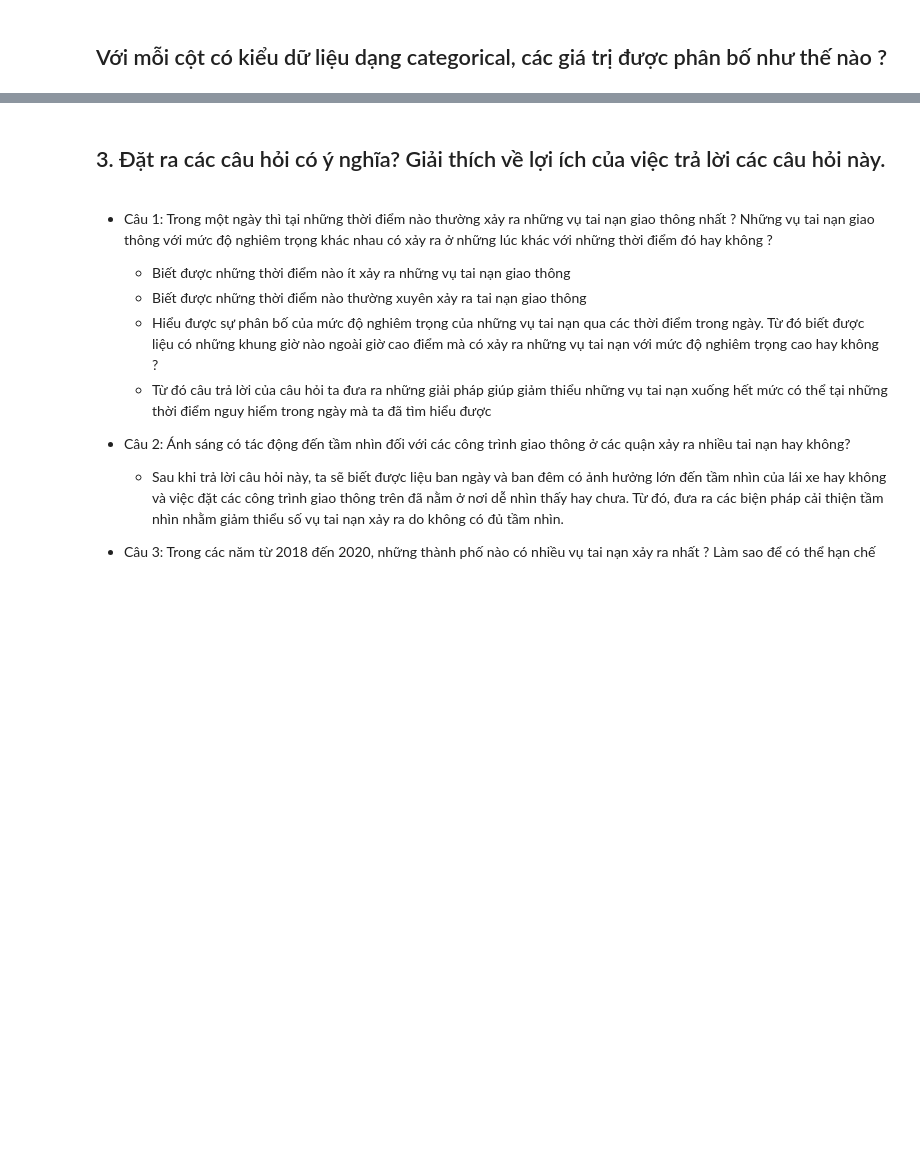
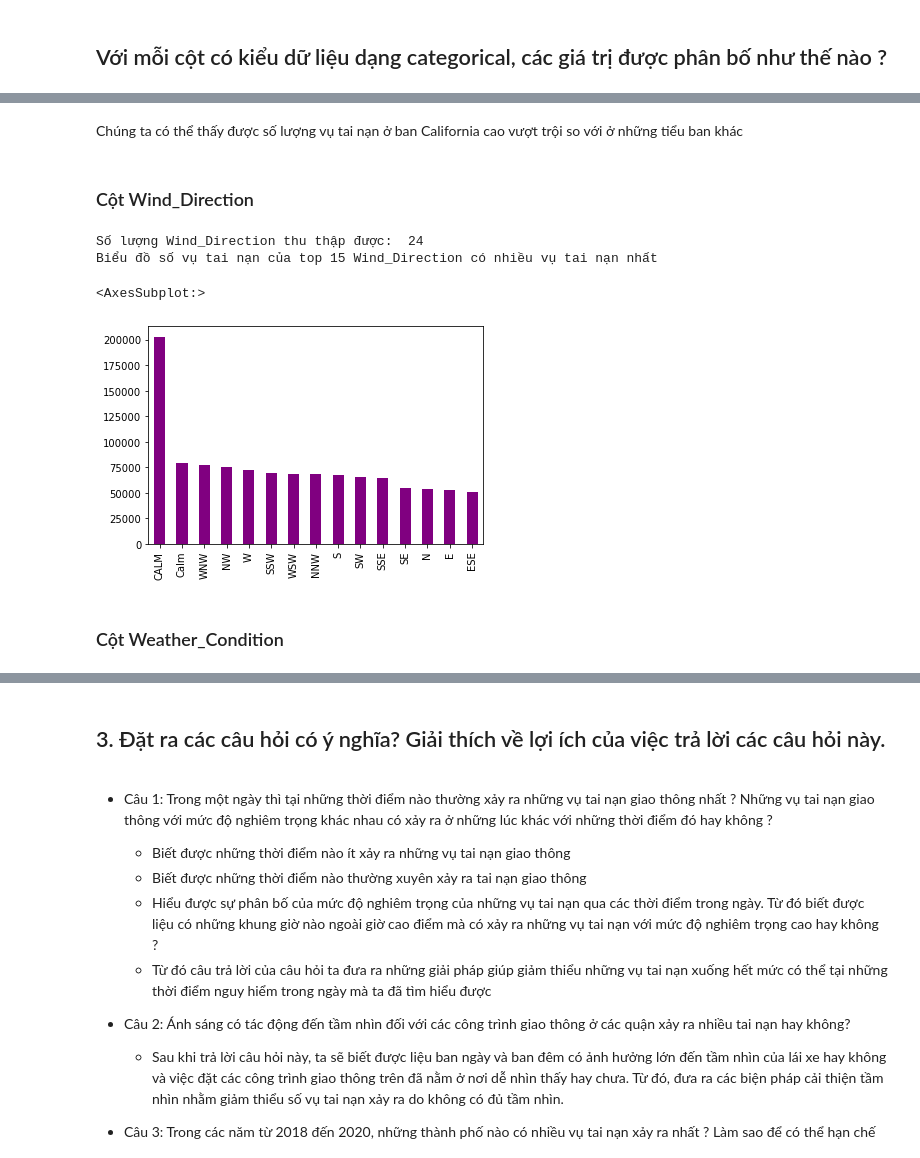
Before and after one commit to vuongthanhan-19127326/dackltkhdl, a Jupyter notebook: projectfinal.ipynb, the cells around one changed output, grey strips where cells are left out. Cells and saved outputs as stored; diff of their text form; code cells hidden in the pictures; blank space fills up the shorter version.

```diff
--- a/projectfinal.ipynb
+++ b/projectfinal.ipynb
@@ -653,0 +621,16 @@ Chúng ta có thể thấy điều kiện thời tiết trong các vụ tai nạ
+# %% [markdown]
+Chúng ta có thể thấy được số lượng vụ tai nạn ở ban California cao vượt trội so với  ở những tiểu ban khác
+# %% [markdown]
+### Cột Wind_Direction
+# %%
+Wind_Direction_by_accident = accidents_df.Wind_Direction.value_counts()
+print("Số lượng Wind_Direction thu thập được: " ,len(Wind_Direction_by_accident))
+print("Biểu đồ số vụ tai nạn của top 15 Wind_Direction có nhiều vụ tai nạn nhất")
+Wind_Direction_by_accident[:15].plot(kind='bar',color = 'purple')
+# %% [output]
+Số lượng Wind_Direction thu thập được:  24
+Biểu đồ số vụ tai nạn của top 15 Wind_Direction có nhiều vụ tai nạn nhất
+<AxesSubplot:>
+[figure, added]
+# %% [markdown]
+### Cột Weather_Condition
```
Also changed, not shown: parts of 149 cells of this notebook.
